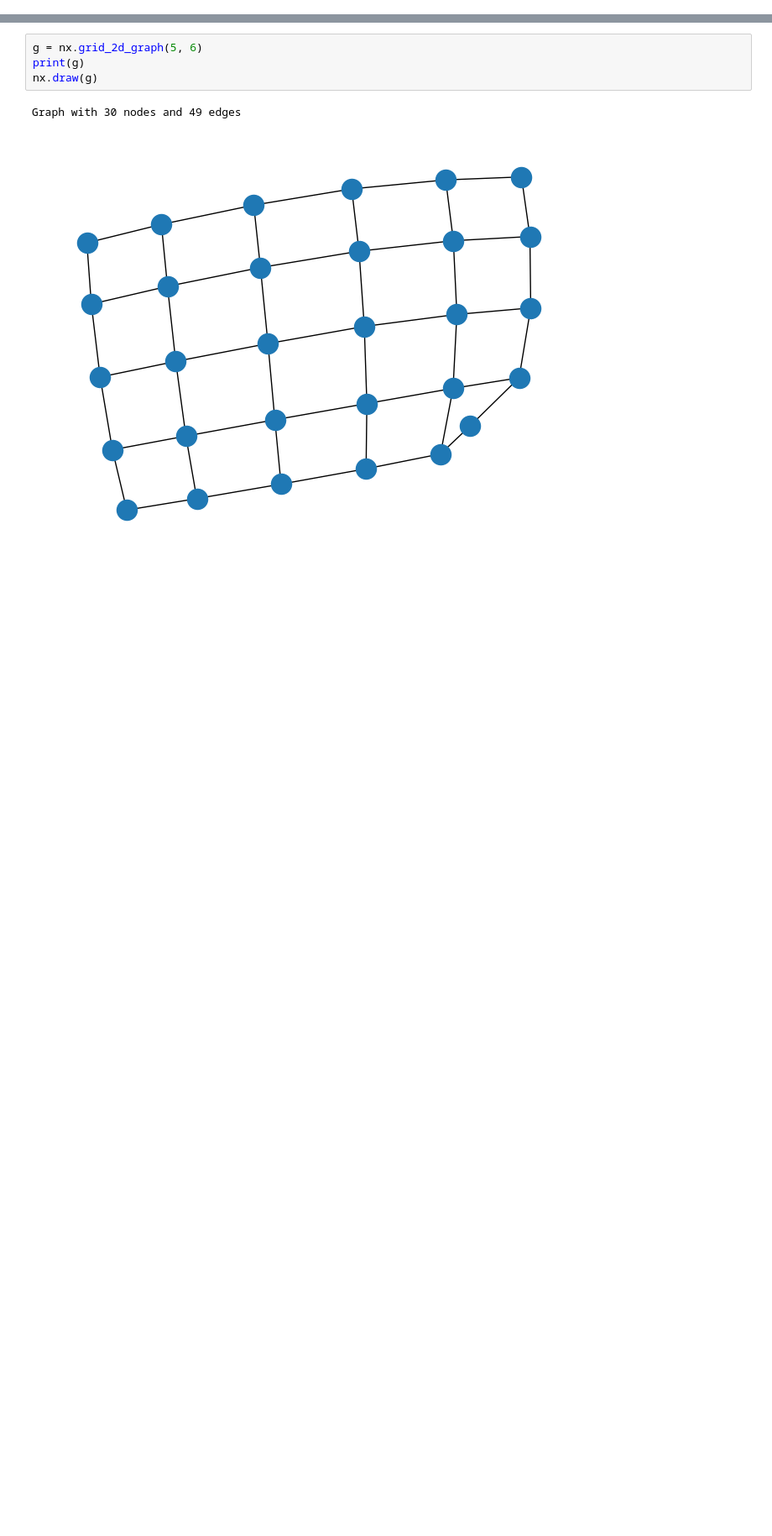
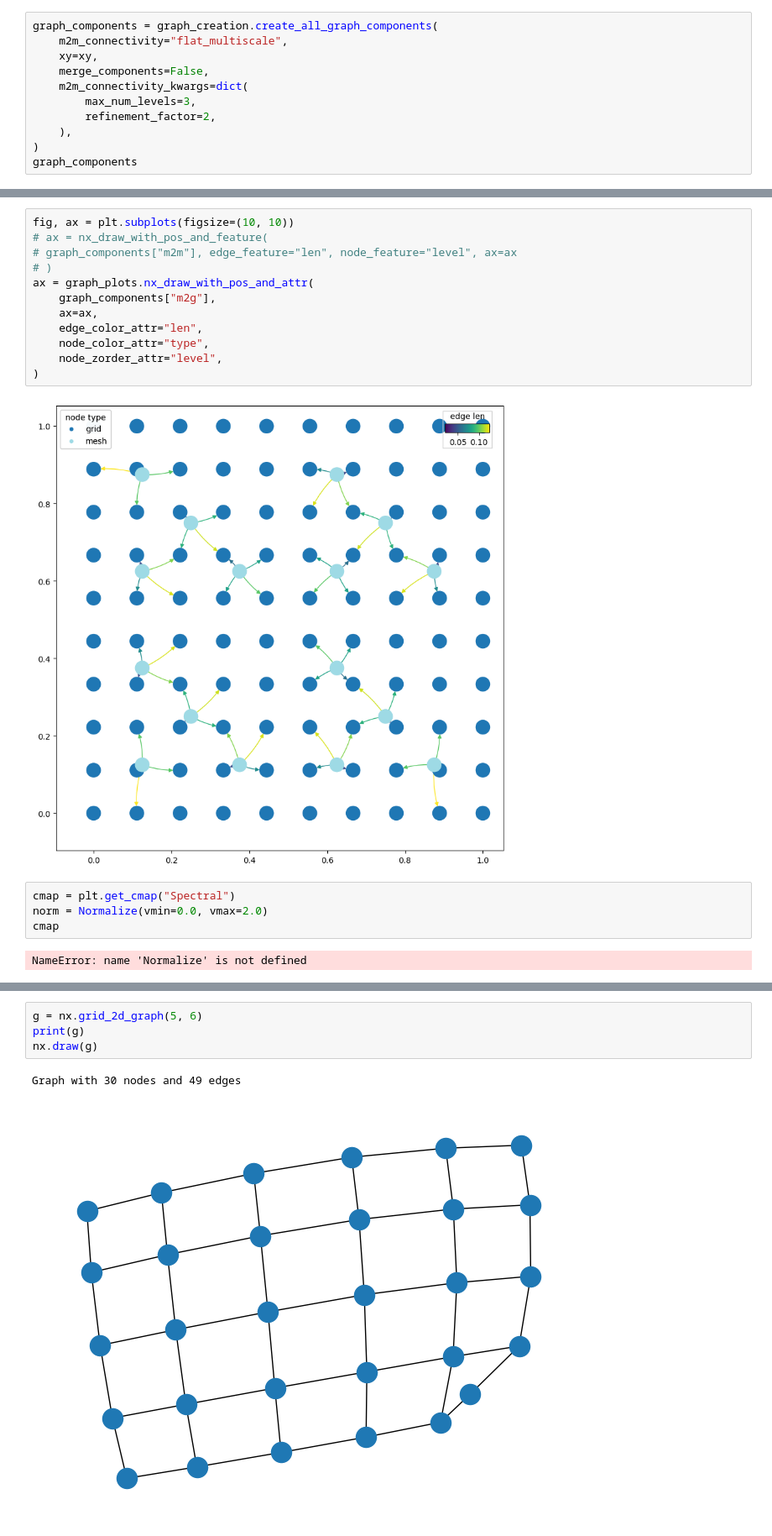
Before and after one commit to leifdenby/neural-lam, a Jupyter notebook: notebooks/constructing_the_graph.ipynb, the cells around one changed output, grey strips where cells are left out. Shown at 84% size. Cells and saved outputs as stored; diff of their text form; blank space fills up the shorter version.

```diff
--- a/notebooks/constructing_the_graph.ipynb
+++ b/notebooks/constructing_the_graph.ipynb
@@ -5,0 +27,11 @@ import neural_lam.mesh.create
+# %%
+graph_components = graph_creation.create_all_graph_components(
+    m2m_connectivity="flat_multiscale",
+    xy=xy,
+    merge_components=False,
+    m2m_connectivity_kwargs=dict(
+        max_num_levels=3,
+        refinement_factor=2,
+    ),
+)
+graph_components
@@ -5,0 +43,20 @@ import neural_lam.mesh.create
+# %%
+fig, ax = plt.subplots(figsize=(10, 10))
+# ax = nx_draw_with_pos_and_feature(
+# graph_components["m2m"], edge_feature="len", node_feature="level", ax=ax
+# )
+ax = graph_plots.nx_draw_with_pos_and_attr(
+    graph_components["m2g"],
+    ax=ax,
+    edge_color_attr="len",
+    node_color_attr="type",
+    node_zorder_attr="level",
+)
+# %% [output]
+[figure, added]
+# %%
+cmap = plt.get_cmap("Spectral")
+norm = Normalize(vmin=0.0, vmax=2.0)
+cmap
+# %% [output]
+NameError: name 'Normalize' is not defined
```
Also changed, not shown: parts of 10 cells of this notebook, 24 other files.
